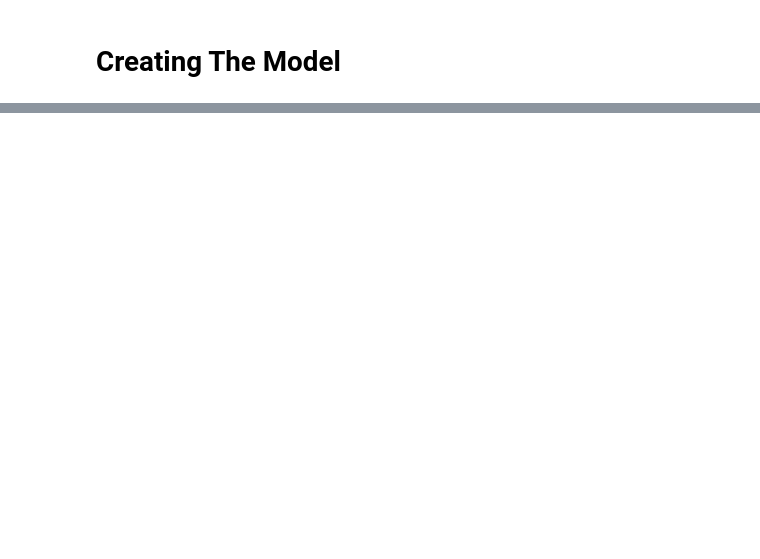
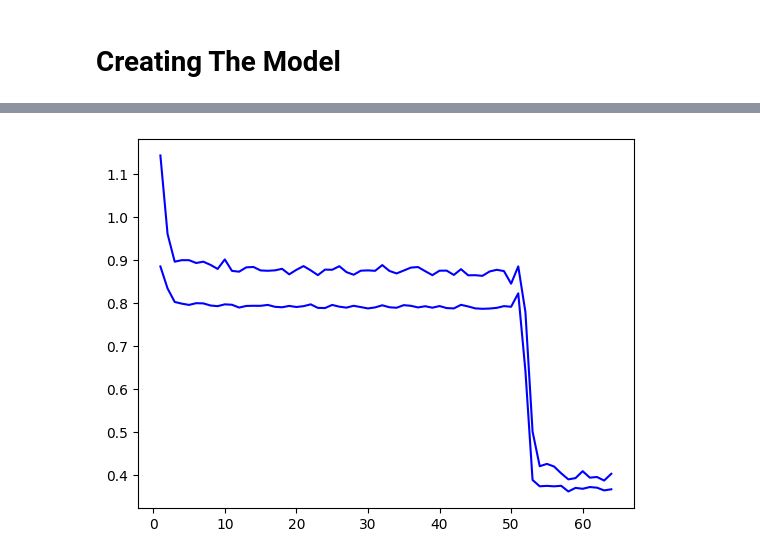
Before and after one commit to alibelhrak/NLP_Project-2024_US_Election_Sentiment_on_X, a Jupyter notebook: 2024_US_Election_Sentiment_on_X.ipynb, the cells around one changed output, grey strips where cells are left out. Saved outputs shown, nothing was run; the diff lists cells and outputs as text; code cells hidden in the pictures; blank space fills up the shorter version.

```diff
--- a/2024_US_Election_Sentiment_on_X.ipynb
+++ b/2024_US_Election_Sentiment_on_X.ipynb
@@ -136,0 +261,9 @@ print("Validation label shape:", valid_label.shape)
+# %%
+acc = history.history['loss']
+val_acc = history.history['val_loss']
+epochs = range(1 , len(acc) +1)
+plt.plot(epochs, acc , color = 'b' )
+plt.plot(epochs, val_acc , color = 'b' )
+plt.show()
+# %% [output]
+[figure, added]
```
Also changed, not shown: parts of 19 cells of this notebook.
